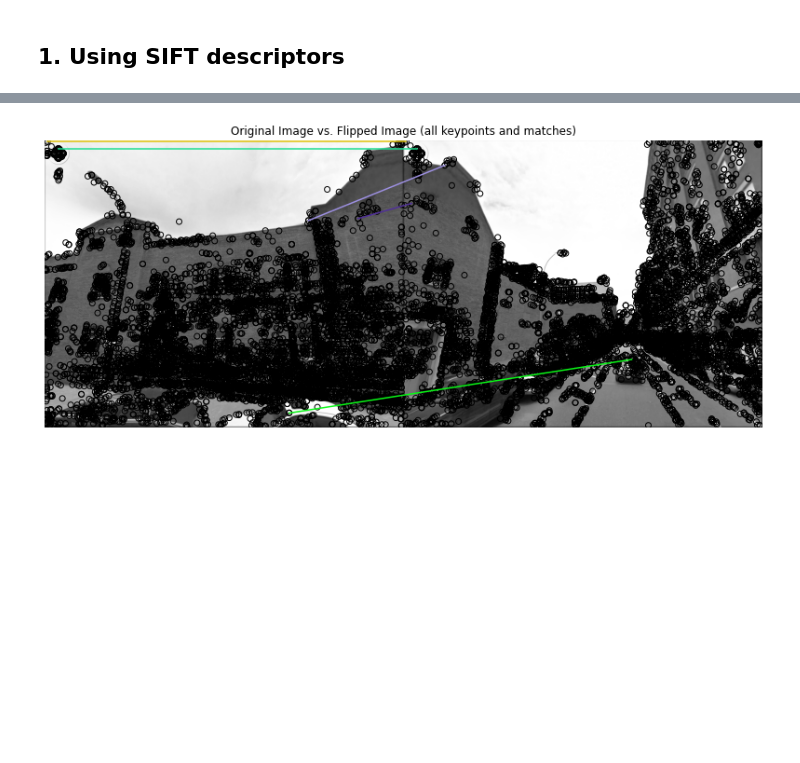
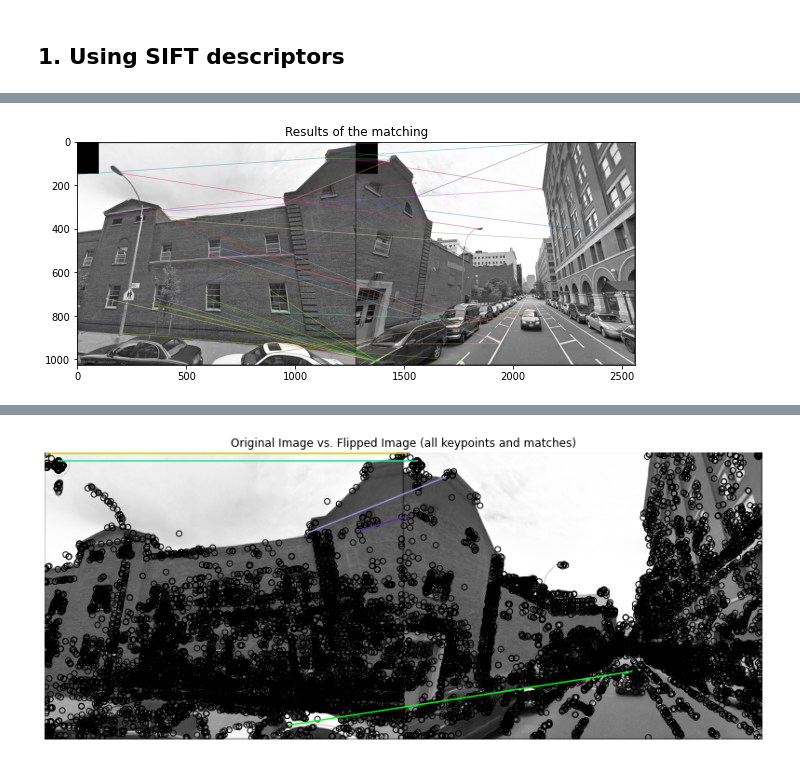
Before and after one commit to bclement1/vegas, a Jupyter notebook: model/sift-descriptors-retrieval-based-model/descriptors_retrieval_regression.ipynb, the cells around one changed output, grey strips where cells are left out. Cells and saved outputs as stored; diff of their text form; code cells hidden in the pictures; blank space fills up the shorter version.

```diff
--- a/model/sift-descriptors-retrieval-based-model/descriptors_retrieval_regression.ipynb
+++ b/model/sift-descriptors-retrieval-based-model/descriptors_retrieval_regression.ipynb
@@ -62,0 +64,7 @@ print(nb_matches)
+# %%
+keypoints_img2, descriptors_img2 = descriptor_extractor.detectAndCompute(img2, None)
+# %%
+# we will use OpenCV's BFMatcher (stand for Brute-Force Matcher) to compute matches among descriptors
+bf = cv2.BFMatcher()
+# matches will be computed using k-Nearest Neighbors method in the descriptors' space
+matches = bf.knnMatch(descriptors_img1, descriptors_img2, k=2)
@@ -62,0 +77,15 @@ print(nb_matches)
+# %%
+# filter good matches
+good = []
+for m, n in matches:
+    if m.distance < 0.75*n.distance:
+        good.append([m])
+# %%
+res = cv2.drawMatchesKnn(img1, keypoints_img1, img2, keypoints_img2, good, None, flags=cv2.DrawMatchesFlags_NOT_DRAW_SINGLE_POINTS)
+# %%
+plt.figure(figsize=(10, 10))
+plt.title("Results of the matching")
+plt.imshow(res)
+plt.show()
+# %% [output]
+[figure, added]
```
Also changed, not shown: parts of 41 cells of this notebook, 2 other files.
